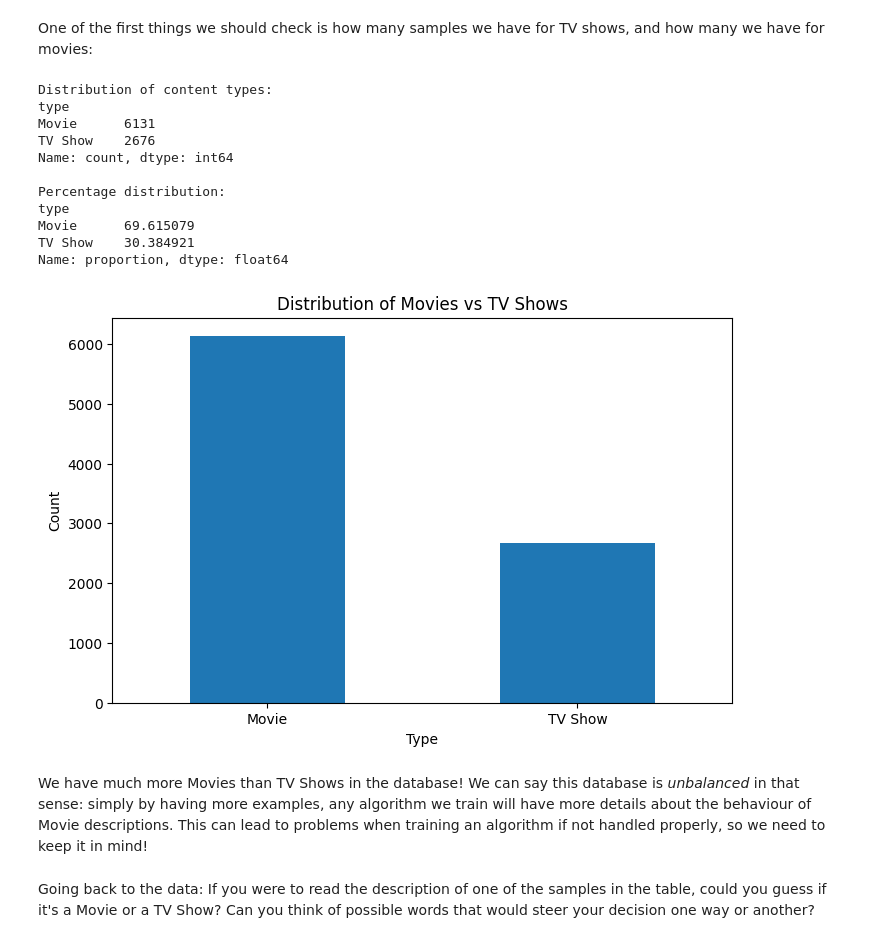
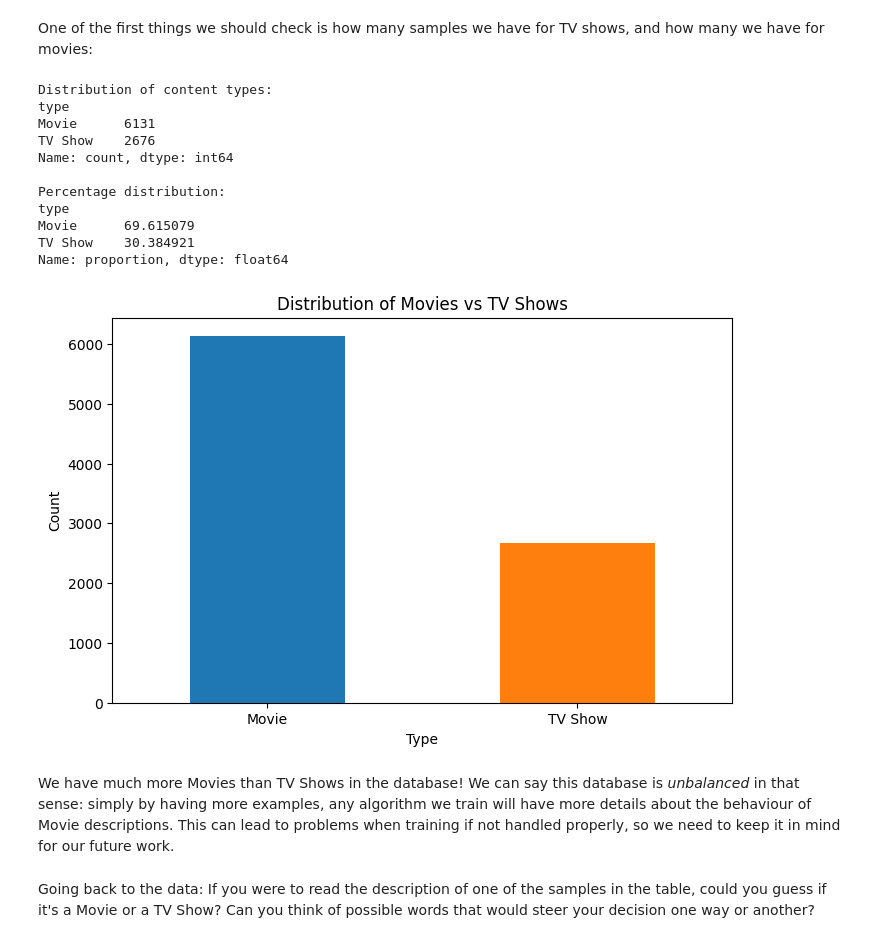
Before and after one commit to musicinformationretrieval/epsrc-ai-pipeline, a Jupyter notebook: 1_datasets.ipynb, the cells around one changed output. Drawn from its saved outputs; the diff is of its cells as text; code cells hidden in the pictures.

Commit message:
second draft, need to find a better text dataset

```diff
--- a/1_datasets.ipynb
+++ b/1_datasets.ipynb
@@ -131,35 +147,35 @@ One of the first things we should check is how many samples we have for TV shows
 # %%
 import matplotlib.pyplot as plt
 
 # Check the distribution of Movies vs TV Shows
 print("Distribution of content types:")
 print(netflix_titles_filtered['type'].value_counts())
 print("\nPercentage distribution:")
 print(netflix_titles_filtered['type'].value_counts(normalize=True) * 100)
 
 # Visualize the distribution
 plt.figure(figsize=(8, 5))
-netflix_titles_filtered['type'].value_counts().plot(kind='bar')
+netflix_titles_filtered['type'].value_counts().plot(kind='bar', color=['#1f77b4', '#ff7f0e'])
 plt.title('Distribution of Movies vs TV Shows')
 plt.xlabel('Type')
 plt.ylabel('Count')
 plt.xticks(rotation=0)
 plt.show()
 # %% [output]
 Distribution of content types:
 type
 Movie      6131
 TV Show    2676
 Name: count, dtype: int64
 
 Percentage distribution:
 type
 Movie      69.615079
 TV Show    30.384921
 Name: proportion, dtype: float64
-[figure, old version]
+[figure, new version]
 # %% [markdown]
-We have much more Movies than TV Shows in the database! We can say this database is _unbalanced_ in that sense: simply by having more examples, any algorithm we train will have more details about the behaviour of Movie descriptions. This can lead to problems when training an algorithm if not handled properly, so we need to keep it in mind!
+We have much more Movies than TV Shows in the database! We can say this database is _unbalanced_ in that sense: simply by having more examples, any algorithm we train will have more details about the behaviour of Movie descriptions. This can lead to problems when training if not handled properly, so we need to keep it in mind for our future work.
 # %% [markdown]
 Going back to the data: If you were to read the description of one of the samples in the table, could you guess if it's a Movie or a TV Show? Can you think of possible words that would steer your decision one way or another?
 # %% [markdown]
```
Also changed, not shown: parts of 83 cells of this notebook.
